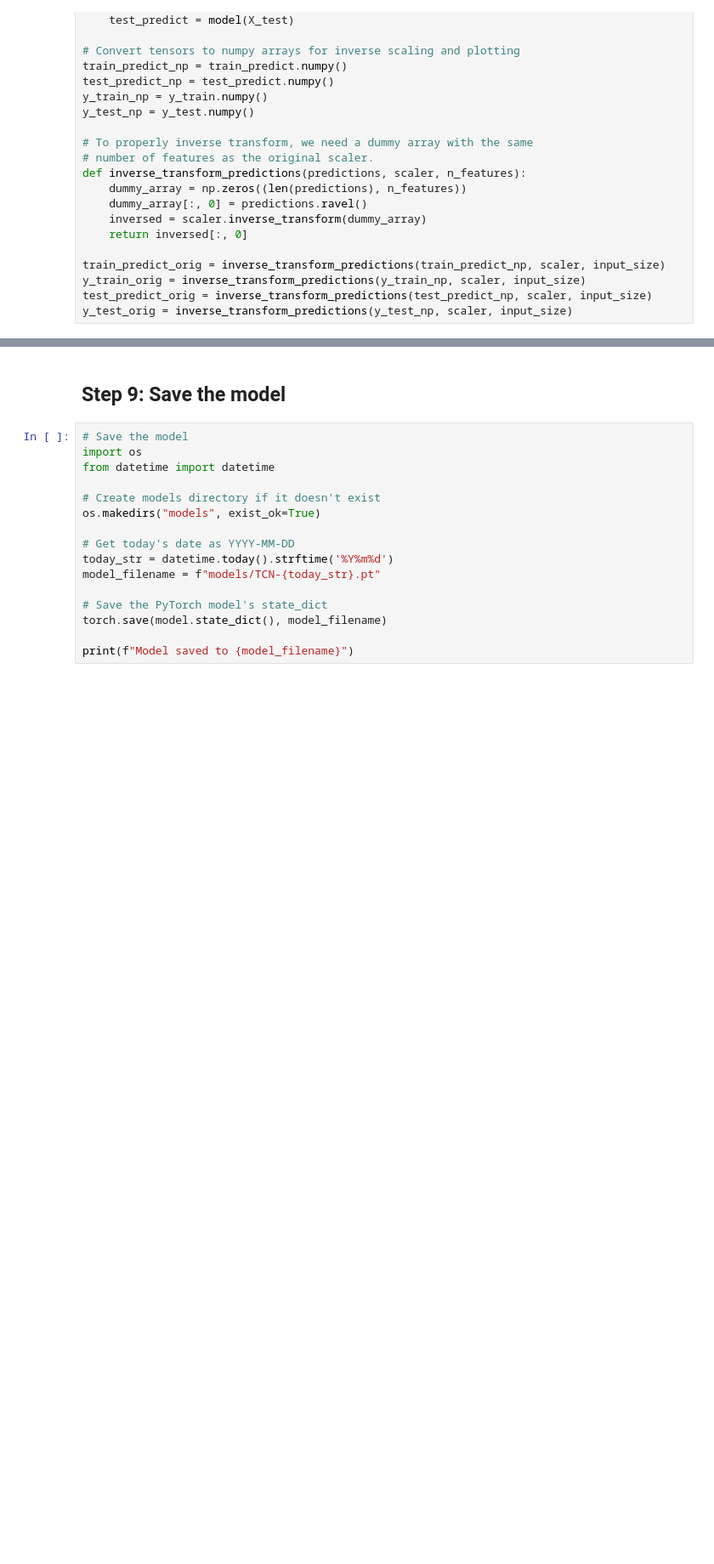
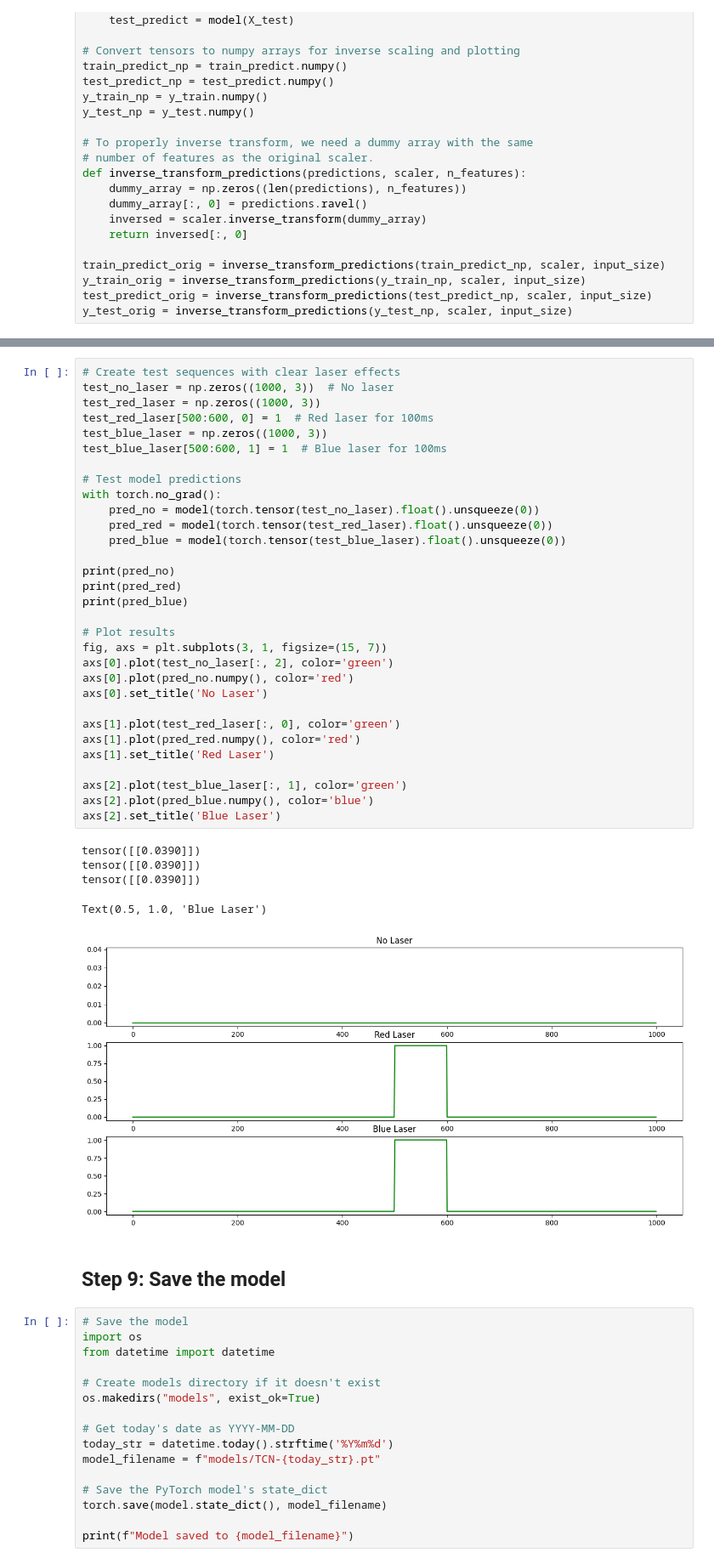
Before and after one commit to shunnnli/BrainClamp, a Jupyter notebook: rnn_model.ipynb, the cells around one changed output, grey strips where cells are left out. Shown at 85% size. Saved outputs shown, nothing was run; the diff lists cells and outputs as text; blank space fills up the shorter version.

```diff
--- a/rnn_model.ipynb
+++ b/rnn_model.ipynb
@@ -607,3 +709,40 @@ with torch.no_grad():
+# %%
+# Create test sequences with clear laser effects
+test_no_laser = np.zeros((1000, 3))  # No laser
+test_red_laser = np.zeros((1000, 3))
+test_red_laser[500:600, 0] = 1  # Red laser for 100ms
+test_blue_laser = np.zeros((1000, 3))
+test_blue_laser[500:600, 1] = 1  # Blue laser for 100ms
+
+# Test model predictions
+with torch.no_grad():
+    pred_no = model(torch.tensor(test_no_laser).float().unsqueeze(0))
+    pred_red = model(torch.tensor(test_red_laser).float().unsqueeze(0))
+    pred_blue = model(torch.tensor(test_blue_laser).float().unsqueeze(0))
+
+print(pred_no)
+print(pred_red)
+print(pred_blue)
+
+# Plot results
+fig, axs = plt.subplots(3, 1, figsize=(15, 7))
+axs[0].plot(test_no_laser[:, 2], color='green')
+axs[0].plot(pred_no.numpy(), color='red')
+axs[0].set_title('No Laser')
+
+axs[1].plot(test_red_laser[:, 0], color='green')
+axs[1].plot(pred_red.numpy(), color='red')
+axs[1].set_title('Red Laser')
+
+axs[2].plot(test_blue_laser[:, 1], color='green')
+axs[2].plot(pred_blue.numpy(), color='blue')
+axs[2].set_title('Blue Laser')
+# %% [output]
+tensor([[0.0390]])
+tensor([[0.0390]])
+tensor([[0.0390]])
+Text(0.5, 1.0, 'Blue Laser')
+[figure, added]
 # %% [markdown]
 ## Step 9: Save the model
 # %%
```
Also changed, not shown: parts of 9 cells of this notebook.
